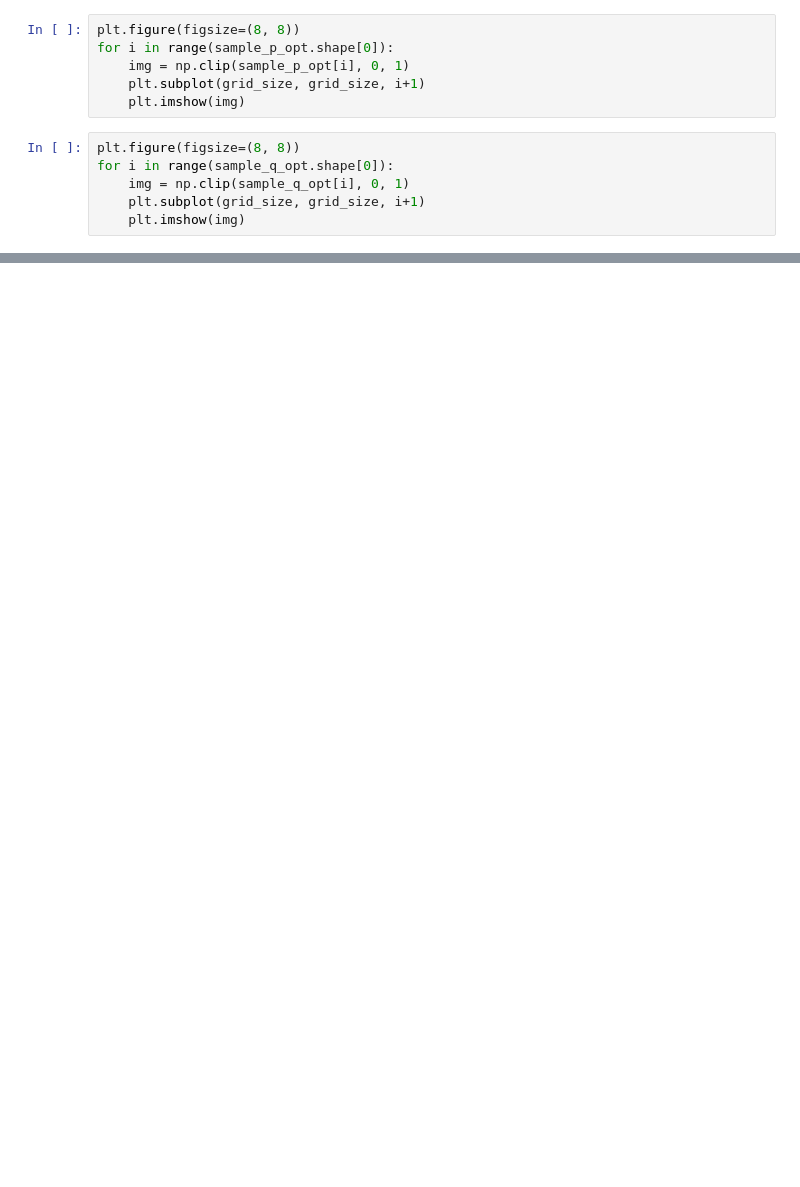
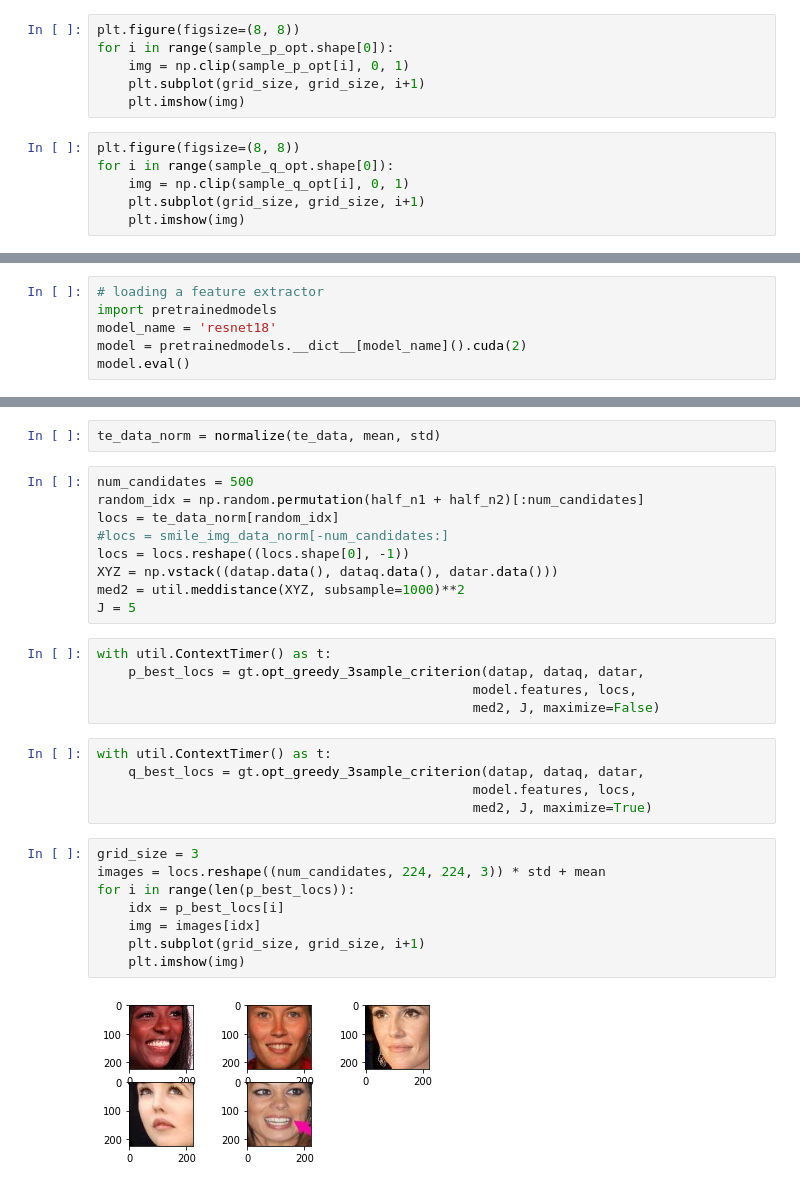
Before and after one commit to wittawatj/kernel-mod, a Jupyter notebook: ipynb/demo_gan_opt.ipynb, the cells around one changed output, grey strips where cells are left out. Saved outputs shown, nothing was run; the diff lists cells and outputs as text; blank space fills up the shorter version.

```diff
--- a/ipynb/demo_gan_opt.ipynb
+++ b/ipynb/demo_gan_opt.ipynb
@@ -200,0 +252,6 @@ for i in range(sample_q_opt.shape[0]):
+# %%
+# loading a feature extractor
+import pretrainedmodels
+model_name = 'resnet18'
+model = pretrainedmodels.__dict__[model_name]().cuda(2)
+model.eval()
@@ -200,0 +302,31 @@ for i in range(sample_q_opt.shape[0]):
+# %%
+te_data_norm = normalize(te_data, mean, std)
+# %%
+num_candidates = 500
+random_idx = np.random.permutation(half_n1 + half_n2)[:num_candidates]
+locs = te_data_norm[random_idx]
+#locs = smile_img_data_norm[-num_candidates:]
+locs = locs.reshape((locs.shape[0], -1))
+XYZ = np.vstack((datap.data(), dataq.data(), datar.data()))
+med2 = util.meddistance(XYZ, subsample=1000)**2
+J = 5
+# %%
+with util.ContextTimer() as t:
+    p_best_locs = gt.opt_greedy_3sample_criterion(datap, dataq, datar,
+                                                model.features, locs,
+                                                med2, J, maximize=False)
+# %%
+with util.ContextTimer() as t:
+    q_best_locs = gt.opt_greedy_3sample_criterion(datap, dataq, datar,
+                                                model.features, locs,
+                                                med2, J, maximize=True)
+# %%
+grid_size = 3
+images = locs.reshape((num_candidates, 224, 224, 3)) * std + mean
+for i in range(len(p_best_locs)):
+    idx = p_best_locs[i]
+    img = images[idx]
+    plt.subplot(grid_size, grid_size, i+1)
+    plt.imshow(img)
+# %% [output]
+[figure, added]
```
Also changed, not shown: parts of 22 cells of this notebook, 1 other file.
